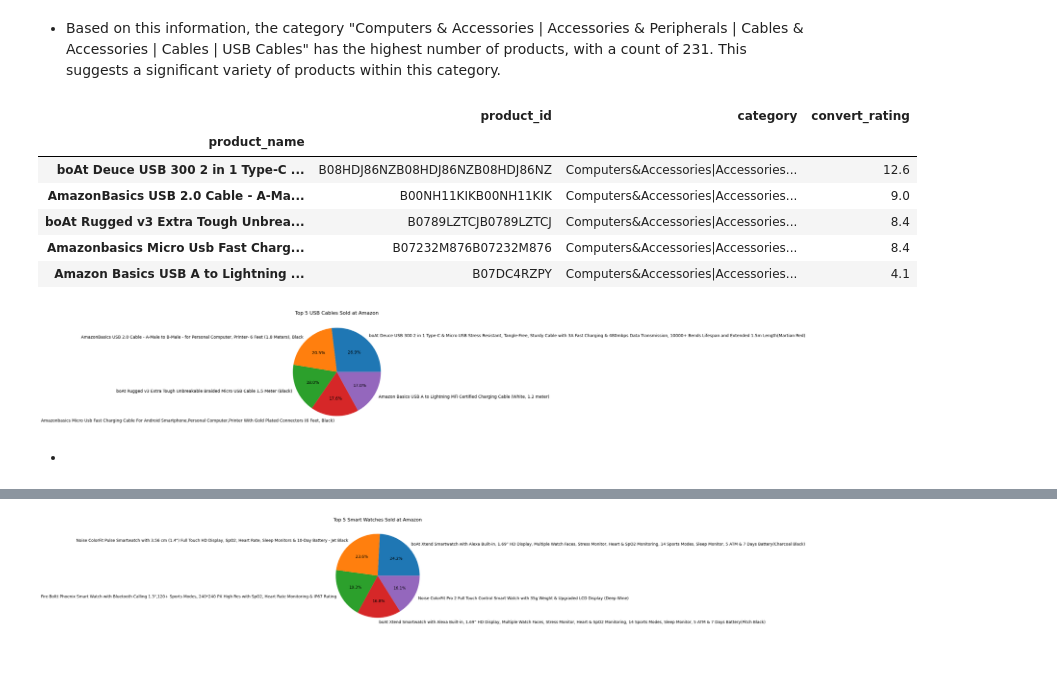
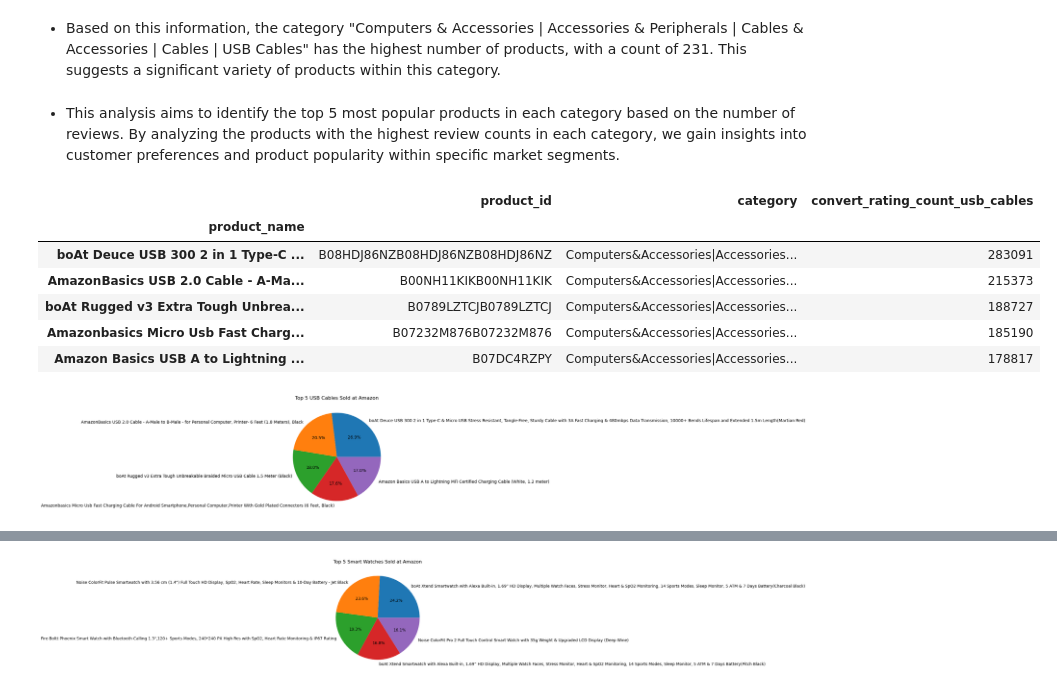
Before and after one commit to calvinhoang203/Analysis-of-Amazon-Sales-Trend, a Jupyter notebook: Amazon Sales Trend.ipynb, the cells around one changed output, grey strips where cells are left out. Saved outputs shown, nothing was run; the diff lists cells and outputs as text; code cells hidden in the pictures; blank space fills up the shorter version.

```diff
--- a/Amazon Sales Trend.ipynb
+++ b/Amazon Sales Trend.ipynb
@@ -388,26 +388,28 @@ plt.show()
 - Based on this information, the category "Computers & Accessories | Accessories & Peripherals | Cables & Accessories | Cables | USB Cables" has the highest number of products, with a count of 231. This suggests a significant variety of products within this category.
 # %%
 # Question 8: What are the top 5 most popular products in each category based on the number of reviews?
+# %% [markdown]
+- This analysis aims to identify the top 5 most popular products in each category based on the number of reviews. By analyzing the products with the highest review counts in each category, we gain insights into customer preferences and product popularity within specific market segments.
 # %%
 usb_cables = amazon_data[amazon_data['category'] == 'Computers&Accessories|Accessories&Peripherals|Cables&Accessories|Cables|USBCables']
 usb_cables = usb_cables.drop(columns=['convert_rating_count'])
 # %%
 convert_rating_count_usb_cables = [] # an empty list
 for index, row in usb_cables.iterrows():
     convert_rating_count_usb_cables.append(str(row['rating_count']).replace(",",""))  # remove the comma
 convert_rating_count_usb_cables = [int(i) for i in convert_rating_count_usb_cables]
 usb_cables['convert_rating_count_usb_cables'] = convert_rating_count_usb_cables
 top_5_usb_cables = usb_cables.groupby('product_name').sum().sort_values(by='convert_rating_count_usb_cables', ascending = False)
-top_5 = top_5_usb_cables.iloc[0:5,[0,1,15]]
+top_5 = top_5_usb_cables.iloc[0:5,[0,1,20]]
 top_5
 # %% [output]
-|  | product_id | category | convert_rating |
+|  | product_id | category | convert_rating_count_usb_cables |
 | product_name |  |  |  |
-| boAt Deuce USB 300 2 in 1 Type-C ... | B08HDJ86NZB08HDJ86NZB08HDJ86NZ | Computers&Accessories|Accessories... | 12.6 |
-| AmazonBasics USB 2.0 Cable - A-Ma... | B00NH11KIKB00NH11KIK | Computers&Accessories|Accessories... | 9.0 |
-| boAt Rugged v3 Extra Tough Unbrea... | B0789LZTCJB0789LZTCJ | Computers&Accessories|Accessories... | 8.4 |
-| Amazonbasics Micro Usb Fast Charg... | B07232M876B07232M876 | Computers&Accessories|Accessories... | 8.4 |
-| Amazon Basics USB A to Lightning ... | B07DC4RZPY | Computers&Accessories|Accessories... | 4.1 |
+| boAt Deuce USB 300 2 in 1 Type-C ... | B08HDJ86NZB08HDJ86NZB08HDJ86NZ | Computers&Accessories|Accessories... | 283091 |
+| AmazonBasics USB 2.0 Cable - A-Ma... | B00NH11KIKB00NH11KIK | Computers&Accessories|Accessories... | 215373 |
+| boAt Rugged v3 Extra Tough Unbrea... | B0789LZTCJB0789LZTCJ | Computers&Accessories|Accessories... | 188727 |
+| Amazonbasics Micro Usb Fast Charg... | B07232M876B07232M876 | Computers&Accessories|Accessories... | 185190 |
+| Amazon Basics USB A to Lightning ... | B07DC4RZPY | Computers&Accessories|Accessories... | 178817 |
 # %%
 # Pie chart for top 5 products in USB Cables category
 usb_cables_pie_chart = usb_cables.groupby('product_name')['convert_rating_count_usb_cables'].sum()
@@ -417,8 +419,6 @@ plt.pie(top_5_usb_cables, labels = top_5_usb_cables.index, autopct='%1.1f%%')
 plt.show()
 # %% [output]
 [figure]
-# %% [markdown]
--
 # %%
 smart_watches = amazon_data[amazon_data['category'] == 'Electronics|WearableTechnology|SmartWatches']
 smart_watches = smart_watches.drop(columns=['convert_rating_count'])
```
Also changed, not shown: parts of 16 cells of this notebook.
